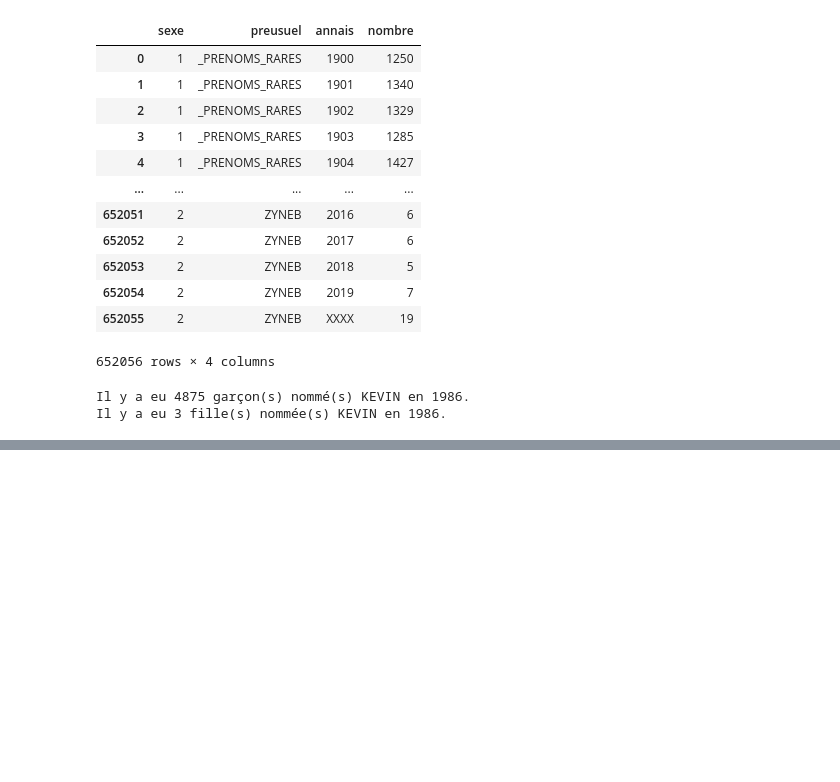
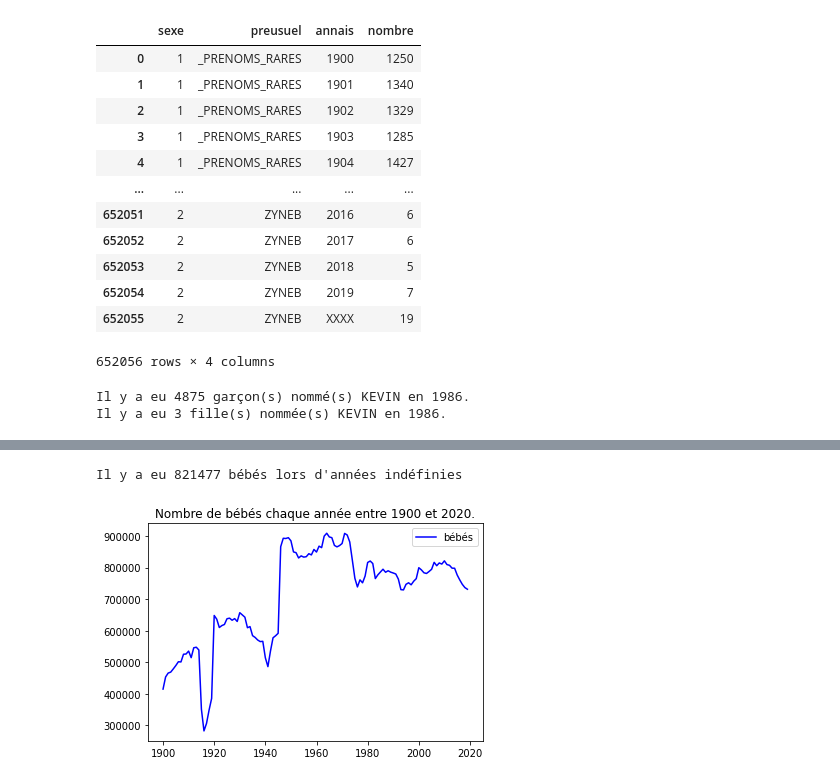
Before and after one commit to MatthieuRodet/ProjetStatistique, a Jupyter notebook: Projet.ipynb, the cells around one changed output, grey strips where cells are left out. Cells and saved outputs as stored; diff of their text form; code cells hidden in the pictures; blank space fills up the shorter version.

```diff
--- a/Projet.ipynb
+++ b/Projet.ipynb
@@ -128,0 +215,16 @@ NameError: name 'crying' is not defined
+# %%
+def plotTotalByYear(dataBase):
+
+    X = np.array([x for x in range(1900, 2020)])
+    Y_M = np.array([dataBase[dataBase.annais==str(year)].nombre.array.sum() for year in X])
+
+
+    males, = plt.plot(X, Y_M, c = 'blue')
+    plt.legend([males], ['bébés'])
+    plt.title("Nombre de bébés chaque année entre 1900 et 2020.")
+    print("Il y a eu " + str(dataBase[dataBase.annais=="XXXX"].nombre.array.sum()) + " bébés lors d'années indéfinies")
+
+plotTotalByYear(prenoms)
+# %% [output]
+Il y a eu 821477 bébés lors d'années indéfinies
+[figure, added]
```
Also changed, not shown: parts of 4 cells of this notebook.
